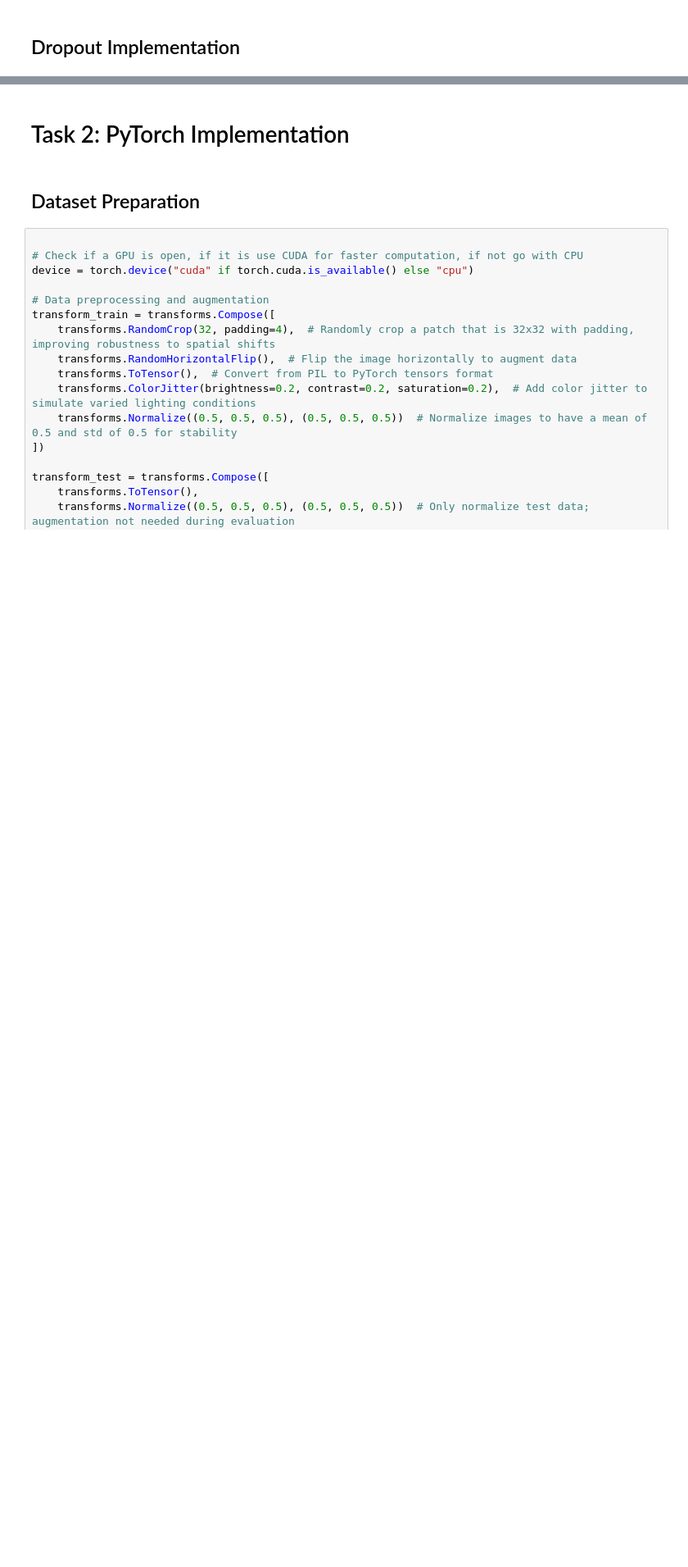
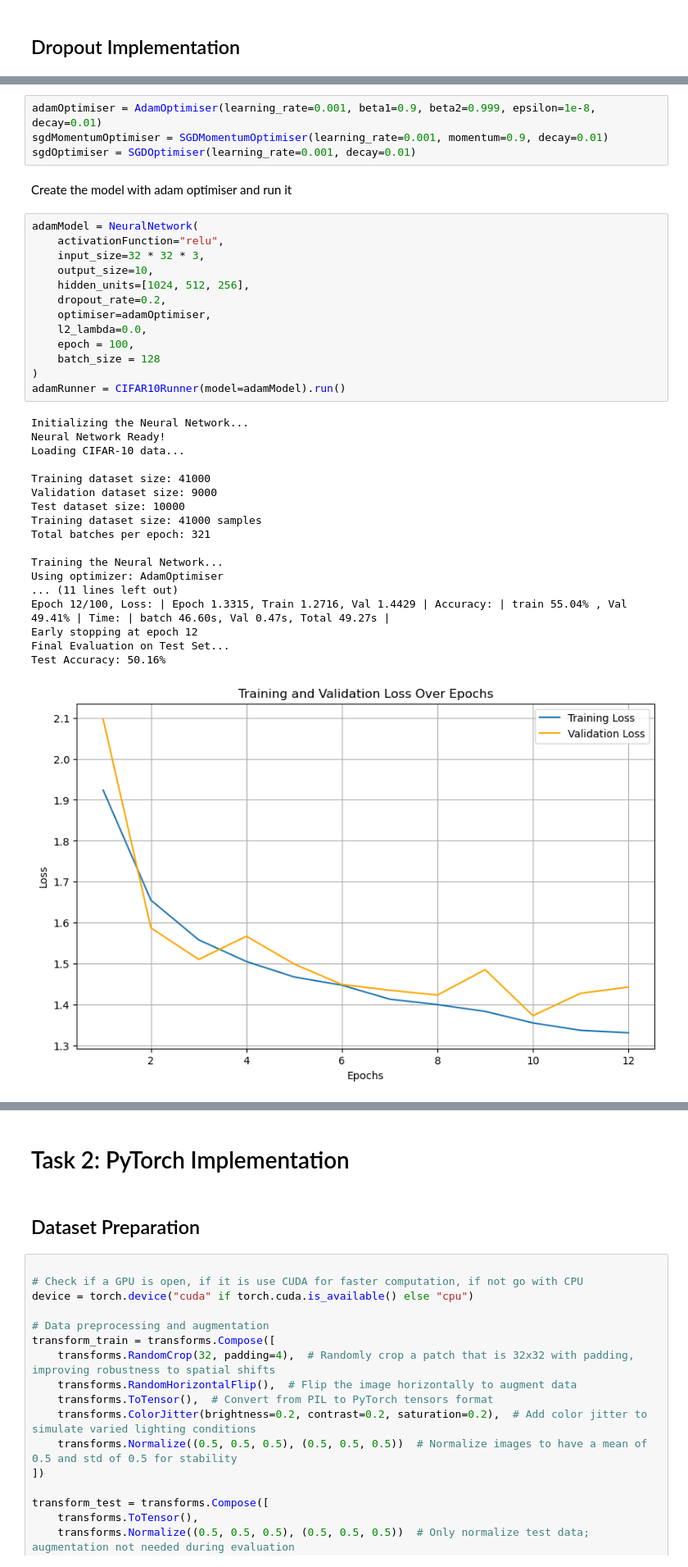
Before and after one commit to David-fi/Maths-and-Prob-in-Ai-group-, a Jupyter notebook: Group4.ipynb, the cells around one changed output, grey strips where cells are left out. Shown at 82% size. Drawn from its saved outputs; the diff is of its cells as text; blank space fills up the shorter version.

```diff
--- a/Group4.ipynb
+++ b/Group4.ipynb
@@ -228,0 +1301,38 @@ class Dropout:
+# %%
+adamOptimiser = AdamOptimiser(learning_rate=0.001, beta1=0.9, beta2=0.999, epsilon=1e-8, decay=0.01)
+sgdMomentumOptimiser = SGDMomentumOptimiser(learning_rate=0.001, momentum=0.9, decay=0.01)
+sgdOptimiser = SGDOptimiser(learning_rate=0.001, decay=0.01)
+# %% [markdown]
+Create the model with adam optimiser and run it
+# %%
+adamModel = NeuralNetwork(
+    activationFunction="relu",
+    input_size=32 * 32 * 3,
+    output_size=10,
+    hidden_units=[1024, 512, 256],
+    dropout_rate=0.2,
+    optimiser=adamOptimiser,
+    l2_lambda=0.0,
+    epoch = 100,
+    batch_size = 128
+)
+adamRunner = CIFAR10Runner(model=adamModel).run()
+# %% [output]
+Initializing the Neural Network...
+Neural Network Ready!
+Loading CIFAR-10 data...
+
+Training dataset size: 41000
+Validation dataset size: 9000
+Test dataset size: 10000
+Training dataset size: 41000 samples
+Total batches per epoch: 321
+
+Training the Neural Network...
+Using optimizer: AdamOptimiser
+... (11 lines left out)
+Epoch 12/100, Loss: | Epoch 1.3315, Train 1.2716, Val 1.4429 | Accuracy: | train 55.04% , Val 49.41% | Time: | batch 46.60s, Val 0.47s, Total 49.27s |
+Early stopping at epoch 12
+Final Evaluation on Test Set...
+Test Accuracy: 50.16%
+[figure, added]
```
Also changed, not shown: parts of 21 cells of this notebook.
